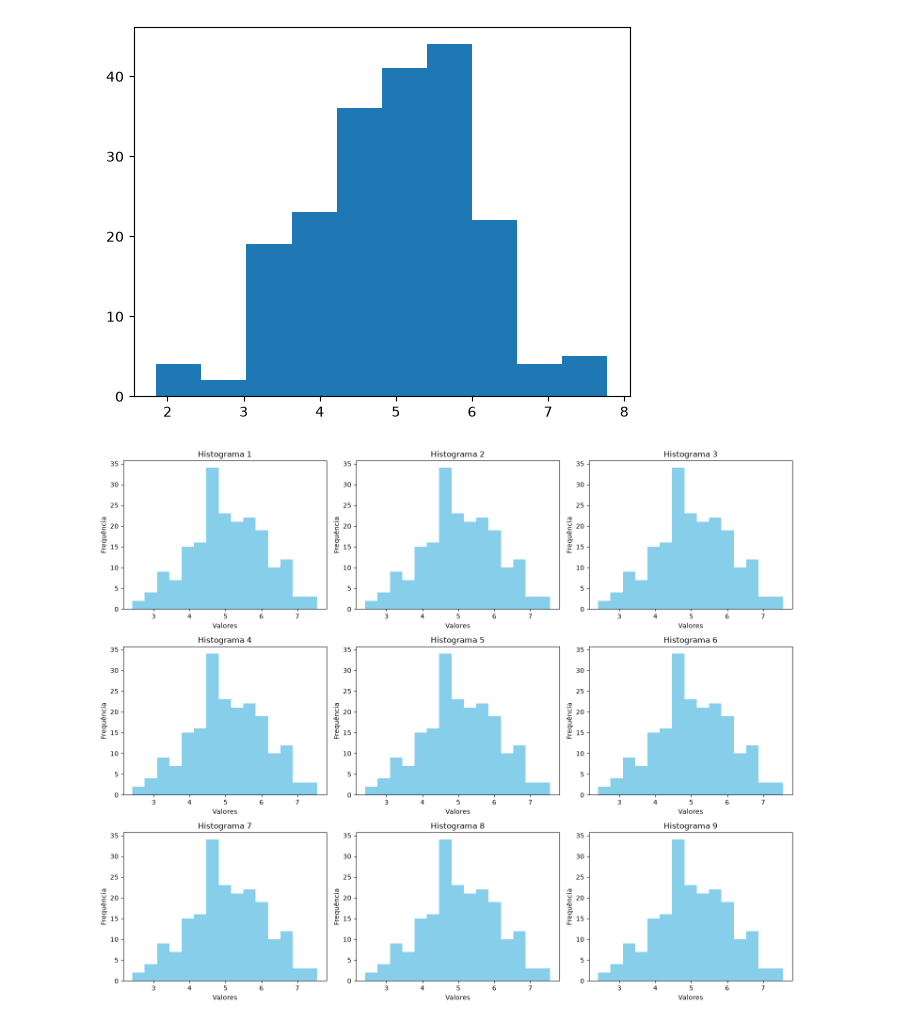
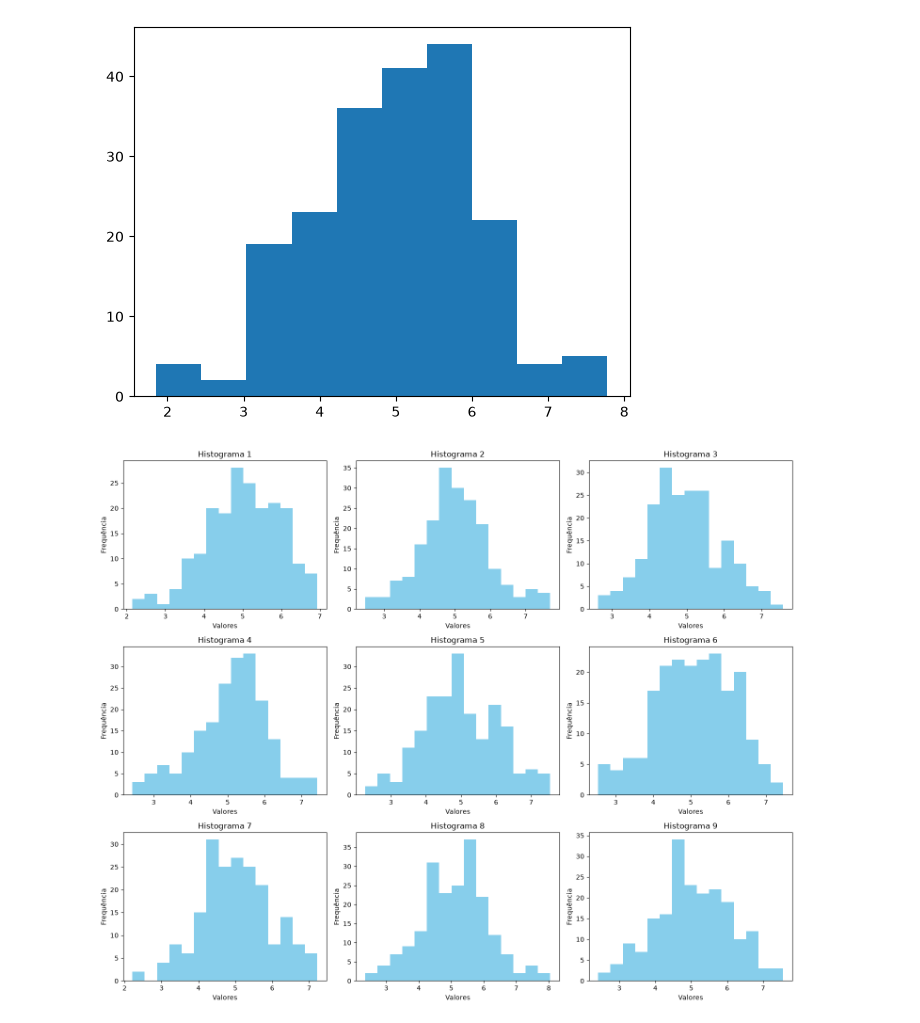
Before and after one commit to mauriciocelini/Trabalho-de-Inferencia, a Jupyter notebook: code_inferencia.ipynb, the cells around one changed output. Cells and saved outputs as stored; diff of their text form; code cells hidden in the pictures.

```diff
--- a/code_inferencia.ipynb
+++ b/code_inferencia.ipynb
@@ -195,30 +195,30 @@ var_mmv_200 = np.var(amostra_normal_200)
 # %%
 fig, axes = plt.subplots(3, 3, figsize=(15, 12))
 medias_200 = [mi_mmv_200]
 vars_200 = [var_mmv_200]
 axes = axes.flatten()
 
 for i in range(9):
     np.random.seed(110 + i)
 
 
     dados_200 = np.random.normal(mi, sigma2,size= n_200)
-    media = np.mean(dados)
-    var = np.var(dados)
-    medias_200.append(media)
-    vars_200.append(var)
+    media1 = np.mean(dados_200)
+    var1 = np.var(dados_200)
+    medias_200.append(media1)
+    vars_200.append(var1)
 
 
-    axes[i].hist(dados, bins=15, color='skyblue')
+    axes[i].hist(dados_200, bins=15, color='skyblue')
 
     axes[i].set_title(f'Histograma {i+1}')
     axes[i].set_xlabel('Valores')
     axes[i].set_ylabel('Frequência')
 
 
 plt.tight_layout()
 
 
 plt.show()
 # %% [output]
-[figure, old version]
+[figure, new version]
```
